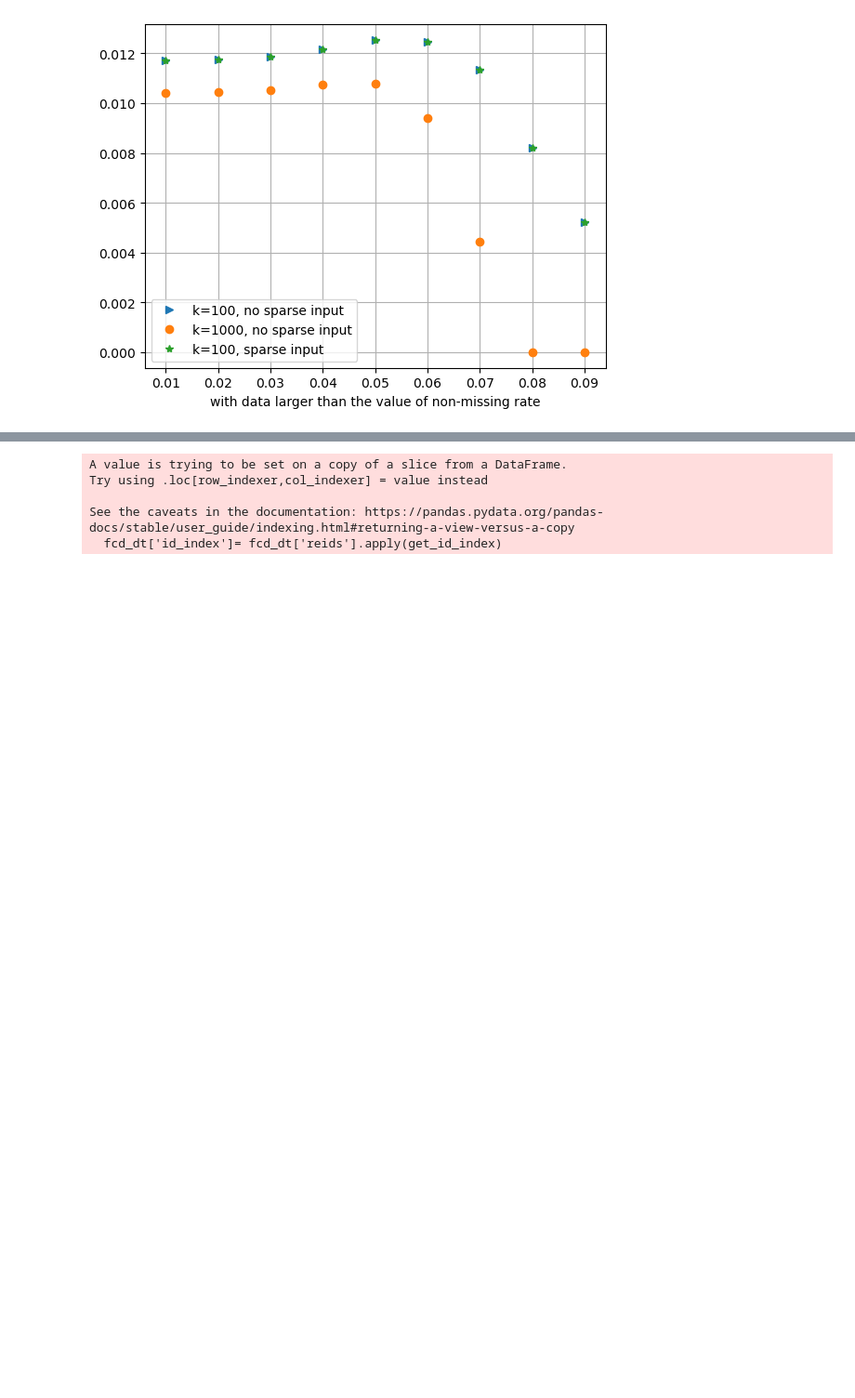
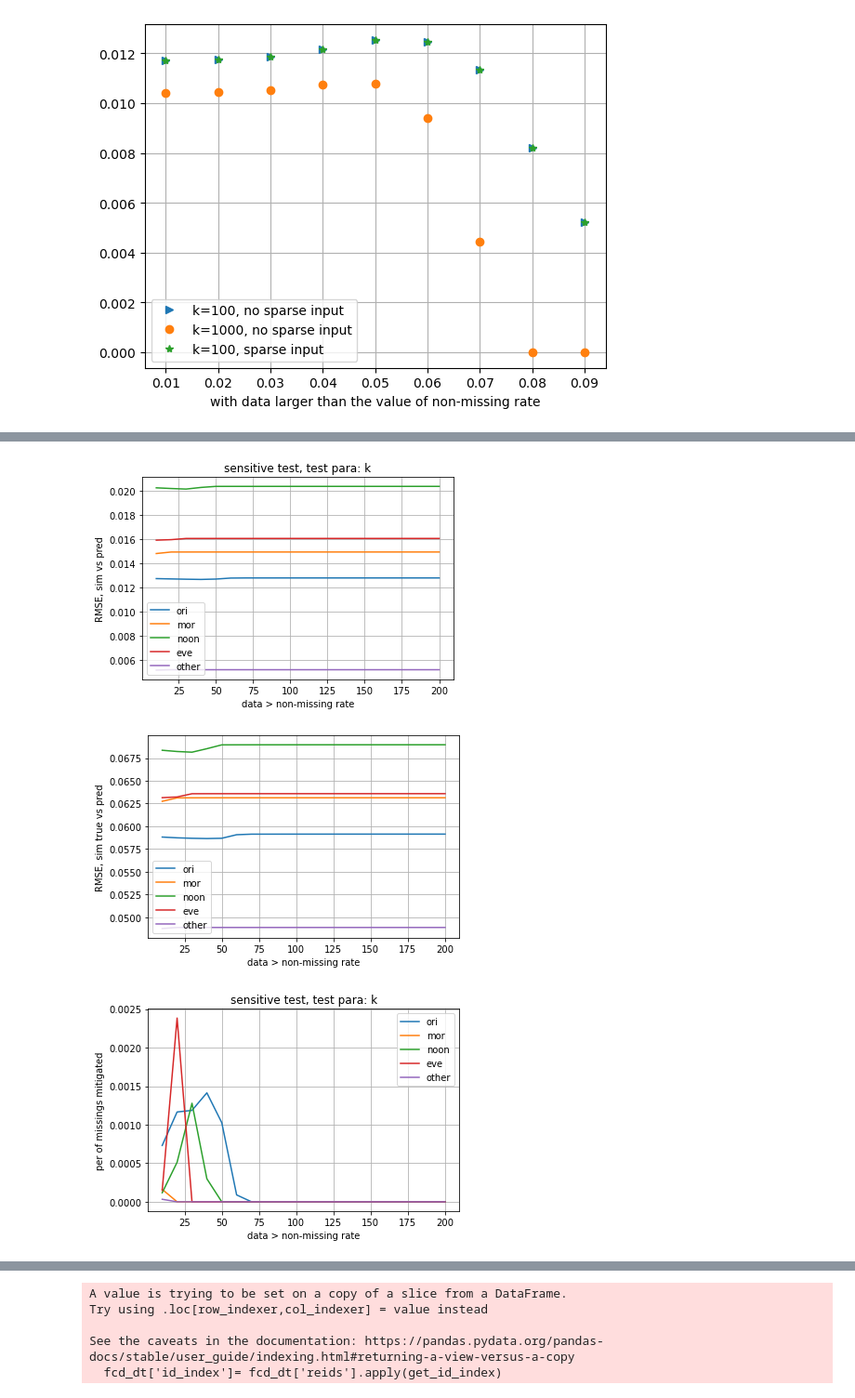
Before and after one commit to Yiran6/app_baseddata_processing, a Jupyter notebook: app_based_algorithm_test.ipynb, the cells around one changed output, grey strips where cells are left out. Shown at 93% size. Drawn from its saved outputs; the diff is of its cells as text; code cells hidden in the pictures; blank space fills up the shorter version.

Commit message:
update sensitive test code

```diff
--- a/app_based_algorithm_test.ipynb
+++ b/app_based_algorithm_test.ipynb
@@ -1373,3 +1560,0 @@ MemoryError: Unable to allocate 4.35 GiB for an array with shape (11664, 50112)
-# %%
-x_val_simt2 = (0.02*np.array(range(22, 32)))+0.01
-result_para_dict_simt2_bmf_100 = fit_model_get_para(fcd_dt, 'sim_t2', 100, x_val_simt2, 288, result_para_dict, 'BMF')
@@ -1375,0 +1629,15 @@ result_para_dict_simt2_bmf_100 = fit_model_get_para(fcd_dt, 'sim_t2', 100, x_val
+# %%
+k_nmf = generate_paralst(list(np.array(range(1, 21))*10), [0], [0, 0, 0], 4)
+aWaH_nmf = generate_paralst(list(np.array(range(1, 20))*0.2), [1,2], [100, 0], 4)
+aW_nmf = generate_paralst(list(np.array(range(1, 11))*0.2), [1], [100, 0, 0], 4)
+aH_nmf = generate_paralst(list(np.array(range(1, 11))*0.2), [2], [100, 0, 0], 4)
+aW_nmf_1 = generate_paralst(list(np.array(range(1, 11))*0.2), [1], [100, 0.1, 0], 4)
+aH_nmf_1 = generate_paralst(list(np.array(range(1, 11))*0.2), [1], [100, 0.1, 0], 4)
+aWaH_nmf_1 = generate_paralst(list(np.array(range(1, 20))*0.2), [1,2], [100, 0.1], 4)
+l1_ratio_nmf = generate_paralst(list(np.array(range(0, 11))*0.1), [3], [100, 0, 0], 4)
+
+
+k_bmf =  generate_paralst(list(np.array(range(1, 21))*10), [0], [1.1, 1.1], 3)
+lw_bmf =  generate_paralst(list(np.array(range(0, 21))*0.2), [1], [100, 1.1], 3)
+lh_bmf =  generate_paralst(list(np.array(range(0, 21))*0.2), [2], [100, 1.1], 3)
+lwlh_bmf = generate_paralst(list(np.array(range(0, 21))*0.2), [1,2], [100], 3)
@@ -1375,0 +1715,3 @@ result_para_dict_simt2_bmf_100 = fit_model_get_para(fcd_dt, 'sim_t2', 100, x_val
+# %%
+test_k_bmf = fit_model_get_para_sensitive(fcd_dt, 'sim_t', k_bmf,
+                                          0.05, 288, result_para_dict, 'BMF')
@@ -1375,0 +1810,4 @@ result_para_dict_simt2_bmf_100 = fit_model_get_para(fcd_dt, 'sim_t2', 100, x_val
+# %%
+k_bmf =  generate_paralst(list(np.array(range(1, 11))*100), [0], [1.1, 1.1], 3)
+test_k_bmf_100 = fit_model_get_para_sensitive(fcd_dt, 'sim_t', k_bmf,
+                                          0.05, 288, result_para_dict, 'BMF')
@@ -1375,0 +1906,6 @@ result_para_dict_simt2_bmf_100 = fit_model_get_para(fcd_dt, 'sim_t2', 100, x_val
+# %%
+plot_paras_sensitive(test_k_bmf, list(np.array(k_bmf)[:, 0]), 'k')
+# %% [output]
+[figure, added]
+[figure, added]
+[figure, added]
```
Also changed, not shown: parts of 21 cells of this notebook, 1 other file.
